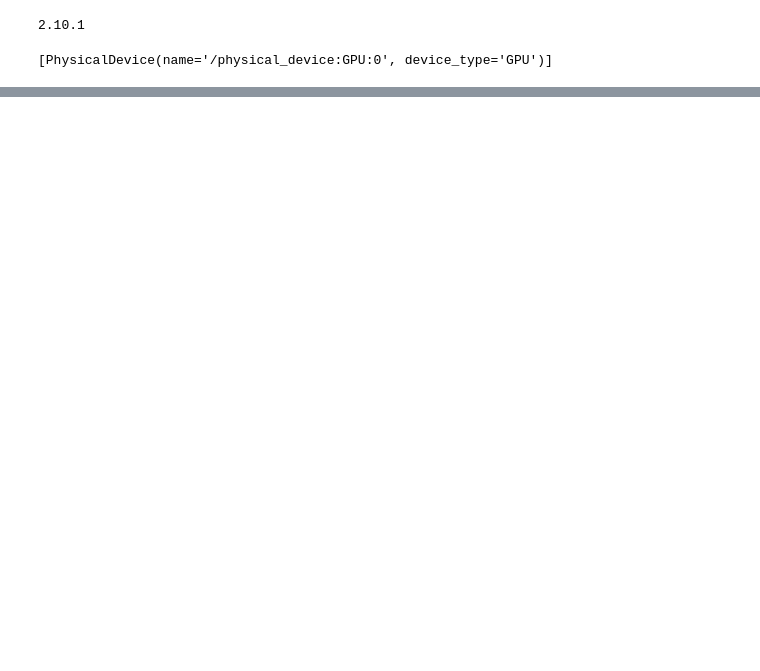
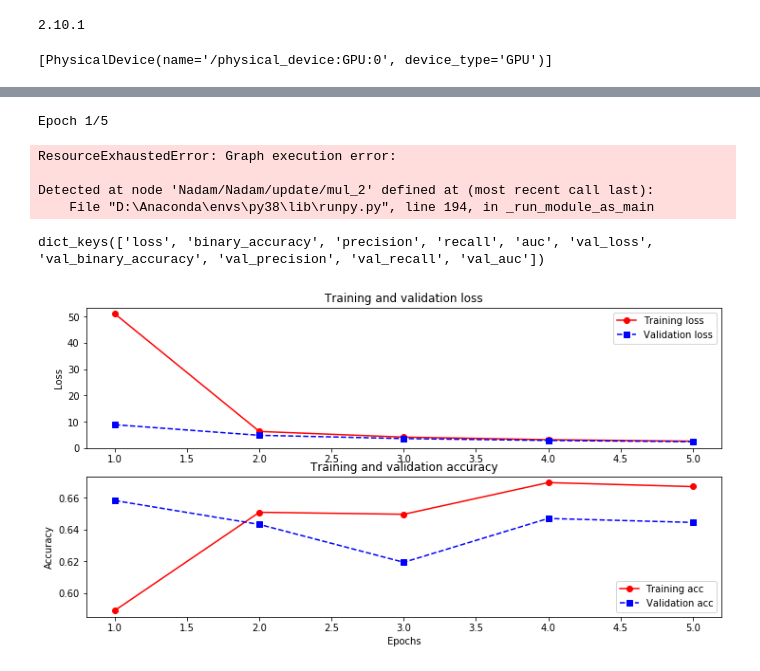
Before and after one commit to lumeilevel/StockValuePrediction, a Jupyter notebook: w2v.ipynb, the cells around one changed output, grey strips where cells are left out. Drawn from its saved outputs; the diff is of its cells as text; code cells hidden in the pictures; blank space fills up the shorter version.

```diff
--- a/w2v.ipynb
+++ b/w2v.ipynb
@@ -18,6 +16,8 @@ tf.config.list_physical_devices('GPU')
 from utils.preprocessing import preprocess
 
 raw_ds = preprocess('word2vec')
+dim = raw_ds['model'].vector_size
+mat = raw_ds['mat']
 # %% [output]
 Total number of news: 30339
 Maximum number of news for each group in training set: 64
@@ -167,0 +79,36 @@ array([None, None, None, None,
+# %%
+AUTOTUNE = tf.data.AUTOTUNE
+BUFFER_SIZE = 512
+BATCH_SIZE = 32
+
+train_ds = train_ds.shuffle(BUFFER_SIZE).batch(BATCH_SIZE).cache().prefetch(AUTOTUNE)
+valid_ds = valid_ds.batch(BATCH_SIZE).cache().prefetch(AUTOTUNE)
+test_ds = test_data.batch(BATCH_SIZE).cache().prefetch(AUTOTUNE)
+# %%
+loss = keras.losses.BinaryCrossentropy(from_logits=False)
+metrics = [keras.metrics.BinaryAccuracy(),
+           keras.metrics.Precision(name='precision'),
+           keras.metrics.Recall(name='recall'),
+           keras.metrics.AUC(name='auc')]
+optimizer = tf.keras.optimizers.Nadam(learning_rate=1e-4)
+callbacks = tf.keras.callbacks.TensorBoard(log_dir='logs')
+epochs = 5
+maxlenK = maxlen*(titleK+contentK)
+
+model = keras.Sequential([
+    keras.Input(shape=(dim, maxlenK)),
+    keras.layers.Bidirectional(keras.layers.LSTM(128, return_sequences=True)),
+    keras.layers.Bidirectional(keras.layers.LSTM(64)),
+    keras.layers.BatchNormalization(),
+    # keras.layers.Dense(256, activation='softplus', kernel_regularizer=keras.regularizers.l2(1e-2)),
+    # keras.layers.Dense(128, activation='softplus', kernel_regularizer=keras.regularizers.l2(1e-2)),
+    # keras.layers.BatchNormalization(),
+    keras.layers.Dense(32, activation='softplus', kernel_regularizer=keras.regularizers.l2(1e-3)),
+    # keras.layers.Dense(64, activation='elu', kernel_regularizer=keras.regularizers.l1(5e-3)),
+    keras.layers.BatchNormalization(),
+    # keras.layers.Dense(16, activation="elu", kernel_regularizer=keras.regularizers.l1(1e-3)),
+    # keras.layers.BatchNormalization(),
+    keras.layers.Dense(1, activation='sigmoid')
+])
+model.compile(optimizer=optimizer, metrics=metrics, loss=loss)
+model.summary()
@@ -167,0 +133,16 @@ array([None, None, None, None,
+# %%
+history = model.fit(train_ds, validation_data=valid_ds, epochs=epochs, callbacks=callbacks)
+# %% [output]
+Epoch 1/5
+ResourceExhaustedError: Graph execution error:
+
+Detected at node 'Nadam/Nadam/update/mul_2' defined at (most recent call last):
+    File "D:\Anaconda\envs\py38\lib\runpy.py", line 194, in _run_module_as_main
+# %%
+from utils.visualization import plot_history, plot_structure
+
+plot_structure(model, 'word2vec.png')
+plot_history(history.history)
+# %% [output]
+dict_keys(['loss', 'binary_accuracy', 'precision', 'recall', 'auc', 'val_loss', 'val_binary_accuracy', 'val_precision', 'val_recall', 'val_auc'])
+[figure, added]
```
Also changed, not shown: parts of 16 cells of this notebook, 6 other files.
